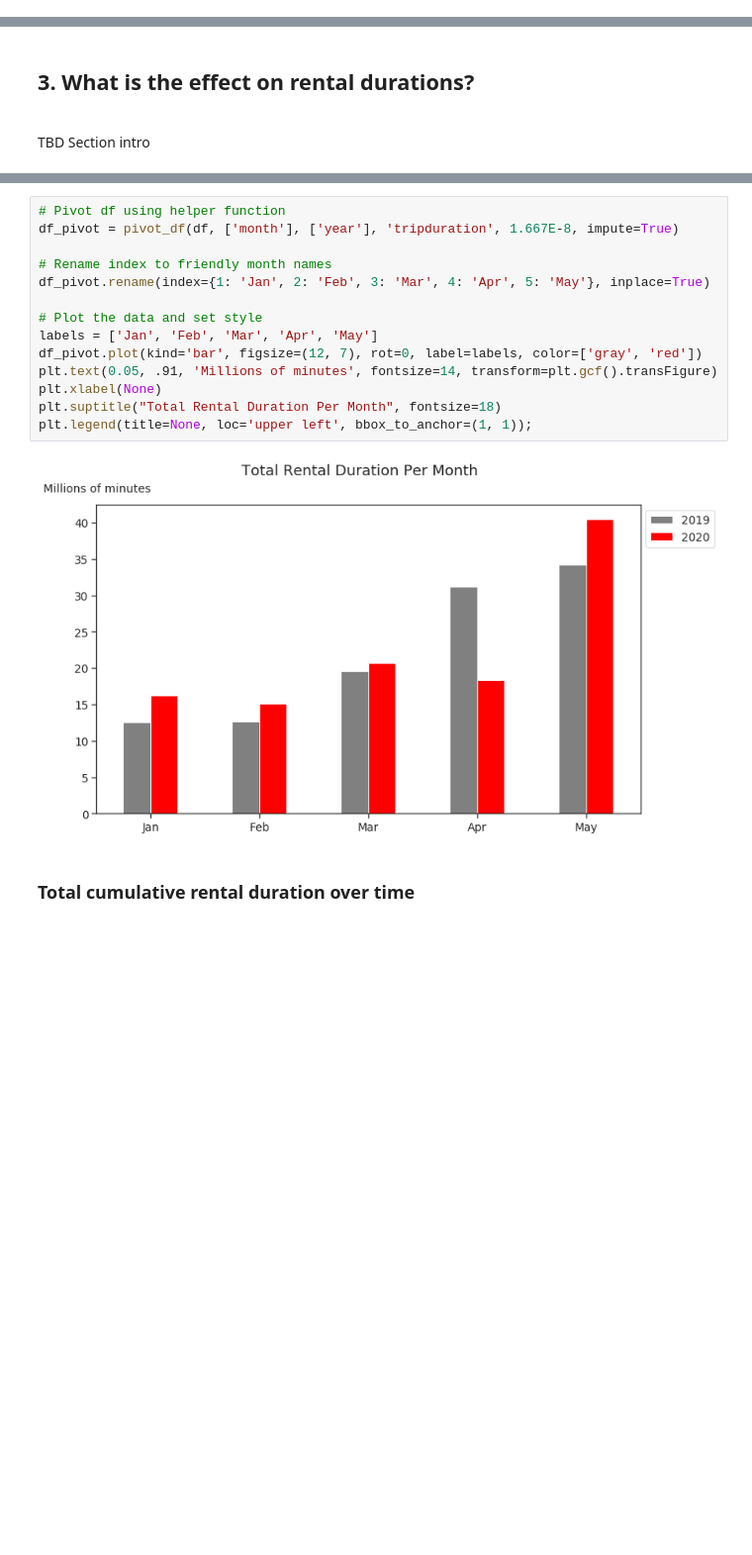
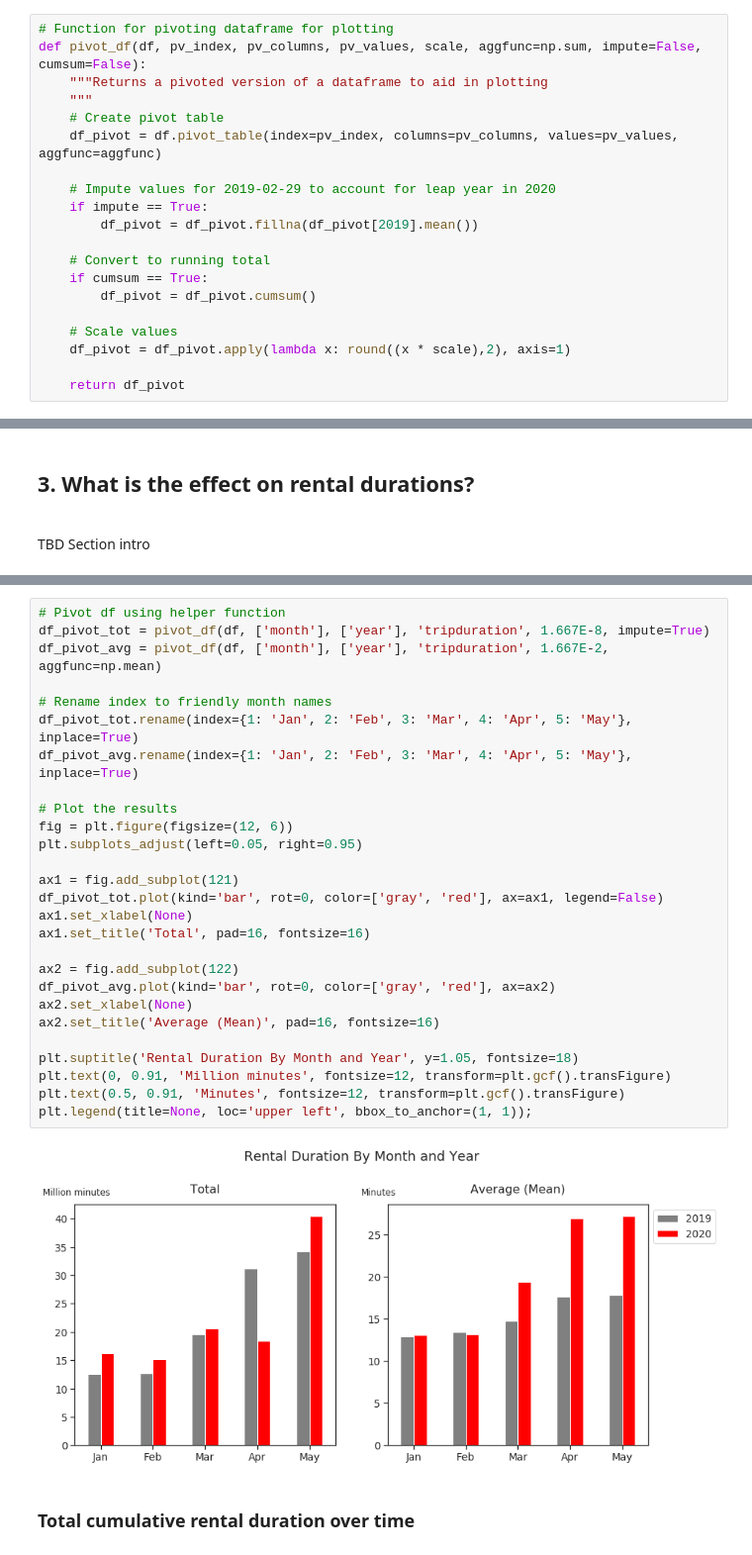
Before and after one commit to stevenrhart/bike-rentals, a Jupyter notebook: notebooks/Covid Impact on Bike Rentals in NYC.ipynb, the cells around one changed output, grey strips where cells are left out. Shown: that part at 99% size. Drawn from its saved outputs; the diff is of its cells as text; blank space fills up the shorter version.

```diff
--- a/notebooks/Covid Impact on Bike Rentals in NYC.ipynb
+++ b/notebooks/Covid Impact on Bike Rentals in NYC.ipynb
@@ -527,0 +518,20 @@ plt.legend(title=None, loc='upper left', bbox_to_anchor=(1, 1));
+# %%
+# Function for pivoting dataframe for plotting
+def pivot_df(df, pv_index, pv_columns, pv_values, scale, aggfunc=np.sum, impute=False, cumsum=False):
+    """Returns a pivoted version of a dataframe to aid in plotting
+    """
+    # Create pivot table
+    df_pivot = df.pivot_table(index=pv_index, columns=pv_columns, values=pv_values, aggfunc=aggfunc)
+
+    # Impute values for 2019-02-29 to account for leap year in 2020
+    if impute == True:
+        df_pivot = df_pivot.fillna(df_pivot[2019].mean())
+
+    # Convert to running total
+    if cumsum == True:
+        df_pivot = df_pivot.cumsum()
+
+    # Scale values
+    df_pivot = df_pivot.apply(lambda x: round((x * scale),2), axis=1)
+
+    return df_pivot
@@ -594,19 +618,32 @@ TBD Section intro
 # %%
 # Pivot df using helper function
-df_pivot = pivot_df(df, ['month'], ['year'], 'tripduration', 1.667E-8, impute=True)
+df_pivot_tot = pivot_df(df, ['month'], ['year'], 'tripduration', 1.667E-8, impute=True)
+df_pivot_avg = pivot_df(df, ['month'], ['year'], 'tripduration', 1.667E-2, aggfunc=np.mean)
 
 # Rename index to friendly month names
-df_pivot.rename(index={1: 'Jan', 2: 'Feb', 3: 'Mar', 4: 'Apr', 5: 'May'}, inplace=True)
+df_pivot_tot.rename(index={1: 'Jan', 2: 'Feb', 3: 'Mar', 4: 'Apr', 5: 'May'}, inplace=True)
+df_pivot_avg.rename(index={1: 'Jan', 2: 'Feb', 3: 'Mar', 4: 'Apr', 5: 'May'}, inplace=True)
 
-# Plot the data and set style
-labels = ['Jan', 'Feb', 'Mar', 'Apr', 'May']
-df_pivot.plot(kind='bar', figsize=(12, 7), rot=0, label=labels, color=['gray', 'red'])
-plt.text(0.05, .91, 'Millions of minutes', fontsize=14, transform=plt.gcf().transFigure)
-plt.xlabel(None)
-plt.suptitle("Total Rental Duration Per Month", fontsize=18)
+# Plot the results
+fig = plt.figure(figsize=(12, 6))
+plt.subplots_adjust(left=0.05, right=0.95)
+
+ax1 = fig.add_subplot(121)
+df_pivot_tot.plot(kind='bar', rot=0, color=['gray', 'red'], ax=ax1, legend=False)
+ax1.set_xlabel(None)
+ax1.set_title('Total', pad=16, fontsize=16)
+
+ax2 = fig.add_subplot(122)
+df_pivot_avg.plot(kind='bar', rot=0, color=['gray', 'red'], ax=ax2)
+ax2.set_xlabel(None)
+ax2.set_title('Average (Mean)', pad=16, fontsize=16)
+
+plt.suptitle('Rental Duration By Month and Year', y=1.05, fontsize=18)
+plt.text(0, 0.91, 'Million minutes', fontsize=12, transform=plt.gcf().transFigure)
+plt.text(0.5, 0.91, 'Minutes', fontsize=12, transform=plt.gcf().transFigure)
 plt.legend(title=None, loc='upper left', bbox_to_anchor=(1, 1));
 # %% [output]
-[figure, old version]
+[figure, new version]
 # %% [markdown]
 ### Total cumulative rental duration over time
 # %%
```
Also changed, not shown: parts of 38 cells of this notebook.
